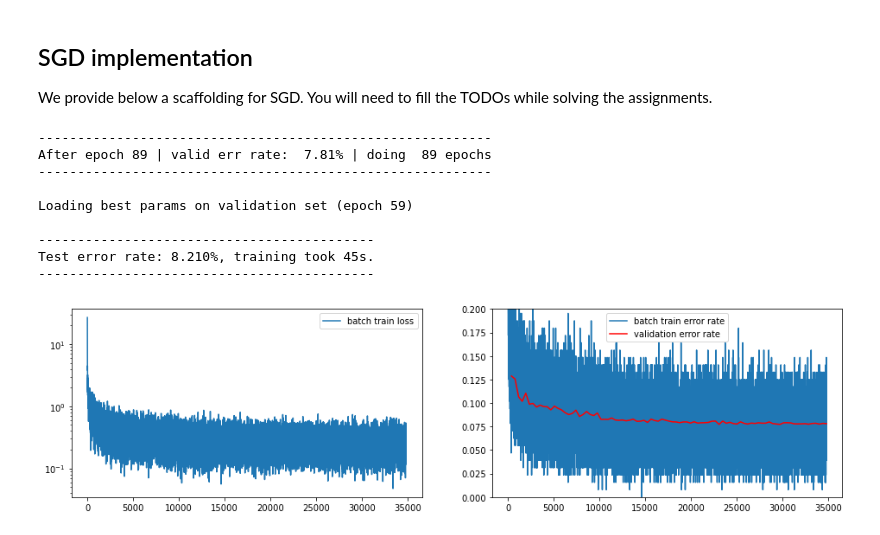
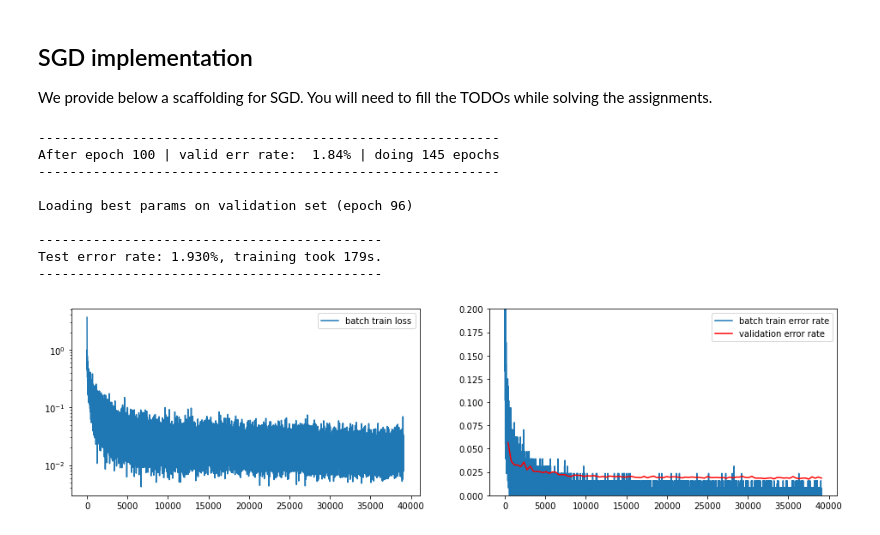
Before and after one commit to jdworzans/nn-and-nlp, a Jupyter notebook: A2.ipynb, the cells around one changed output. Cells and saved outputs as stored; diff of their text form; code cells hidden in the pictures.

```diff
--- a/A2.ipynb
+++ b/A2.ipynb
@@ -469,47 +469,51 @@ class Model(nn.Module):
 
     def loss(self, Out, Targets):
         return F.cross_entropy(Out, Targets)
 
 
-model = Model(nn.Linear(28 * 28, 10))
+model = Model(
+    nn.Linear(28 * 28, 256),
+    nn.ReLU(),
+    nn.Linear(256, 128),
+    nn.ReLU(),
+    nn.Linear(128, 32),
+    nn.ReLU(),
+    nn.Linear(32, 10)
+)
 
 with torch.no_grad():
     # Initialize parameters
     for name, p in model.named_parameters():
         if "weight" in name:
-            p.normal_(0, 0.5)
+            nn.init.xavier_normal_(p, gain=nn.init.calculate_gain("relu"))
         elif "bias" in name:
             p.zero_()
         else:
             raise ValueError('Unknown parameter name "%s"' % name)
 
 def alpha():
-    alpha = 2e-1
-    yield from itertools.repeat(alpha, 5)
-    while True:
-        alpha /= 2
-        yield from itertools.repeat(alpha, 20)
-
+    yield from itertools.repeat(5e-2, 20)
+    yield from itertools.repeat(5e-2 / 2)
 
 # On GPU enabled devices set device='cuda' else set device='cpu'
 t_start = time.time()
-SGD(model, mnist_loaders, alpha=alpha(), epsilon=1e-3, decay=1e-7, max_num_epochs=100, device="cpu")
+SGD(model, mnist_loaders, alpha=alpha(), epsilon=1e-3, decay=1e-3, max_num_epochs=100, device="cpu")
 
 
 test_err_rate = compute_error_rate(model, mnist_loaders["test"])
 m = (
     f"Test error rate: {test_err_rate * 100.0:.3f}%, "
     f"training took {time.time() - t_start:.0f}s."
 )
 print("{0}\n{1}\n{0}".format("-" * len(m), m))
 # %% [output]
-----------------------------------------------------------
-After epoch 89 | valid err rate:  7.81% | doing  89 epochs
-----------------------------------------------------------
+-----------------------------------------------------------
+After epoch 100 | valid err rate:  1.84% | doing 145 epochs
+-----------------------------------------------------------
 
-Loading best params on validation set (epoch 59)
+Loading best params on validation set (epoch 96)
 
--------------------------------------------
-Test error rate: 8.210%, training took 45s.
--------------------------------------------
+--------------------------------------------
+Test error rate: 1.930%, training took 179s.
+--------------------------------------------
-[figure, old version]
+[figure, new version]
```
